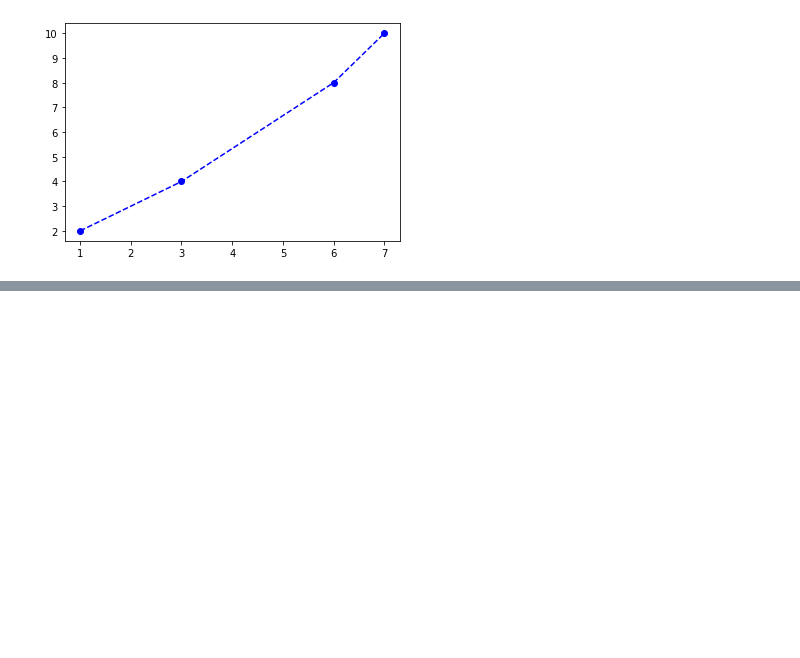
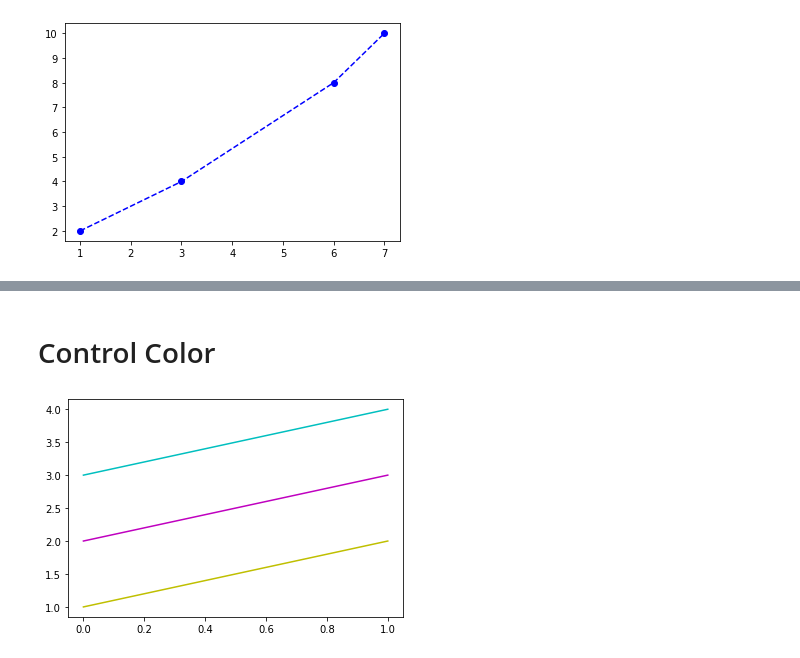
Before and after one commit to MuhammadHamzaAfzal/Python_Class_Work_jz, a Jupyter notebook: Matplotlib.ipynb, the cells around one changed output, grey strips where cells are left out. Drawn from its saved outputs; the diff is of its cells as text; code cells hidden in the pictures; blank space fills up the shorter version.

```diff
--- a/Matplotlib.ipynb
+++ b/Matplotlib.ipynb
@@ -179,0 +197,10 @@ plt.show()
+# %% [markdown]
+# Control Color
+# %%
+y = np.arange(1, 3)
+plt.plot(y, 'y');
+plt.plot(y+1, 'm');
+plt.plot(y+2, 'c');
+plt.show()
+# %% [output]
+[figure, added]
```
Also changed, not shown: parts of 27 cells of this notebook.
